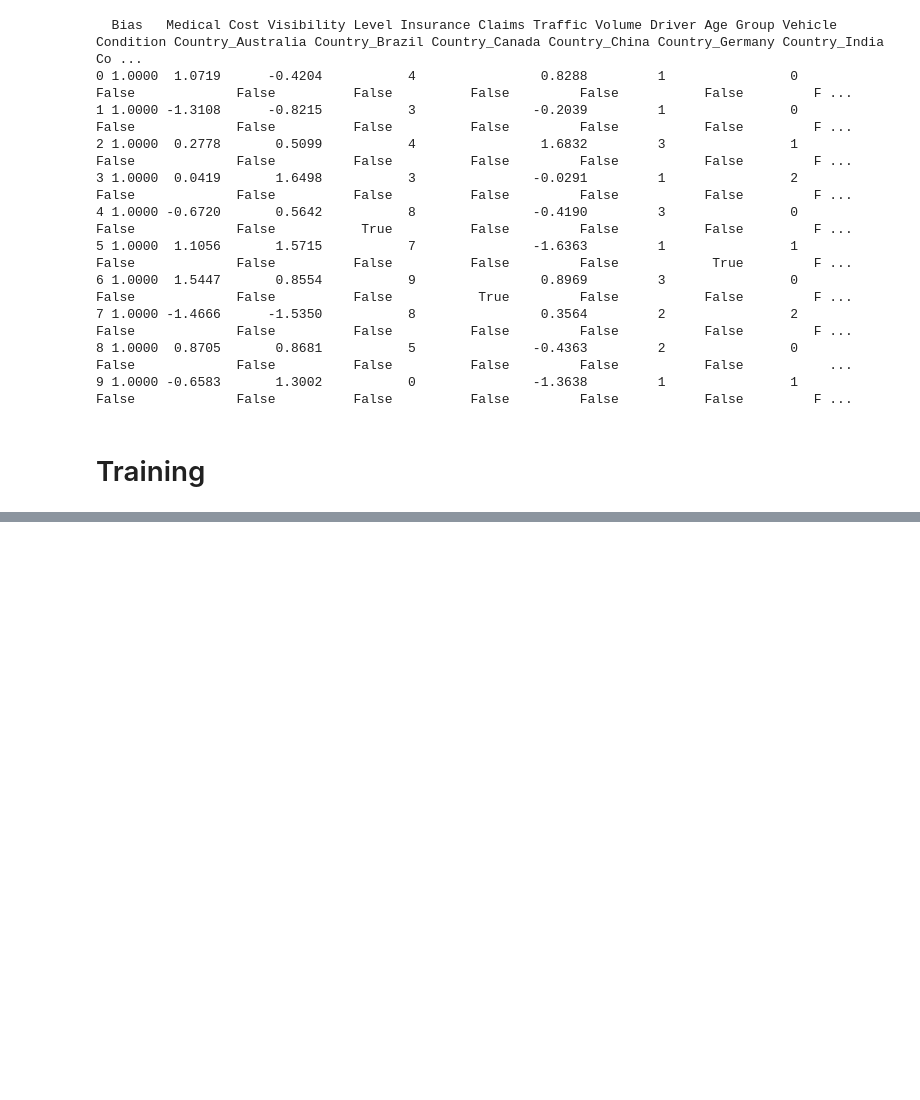
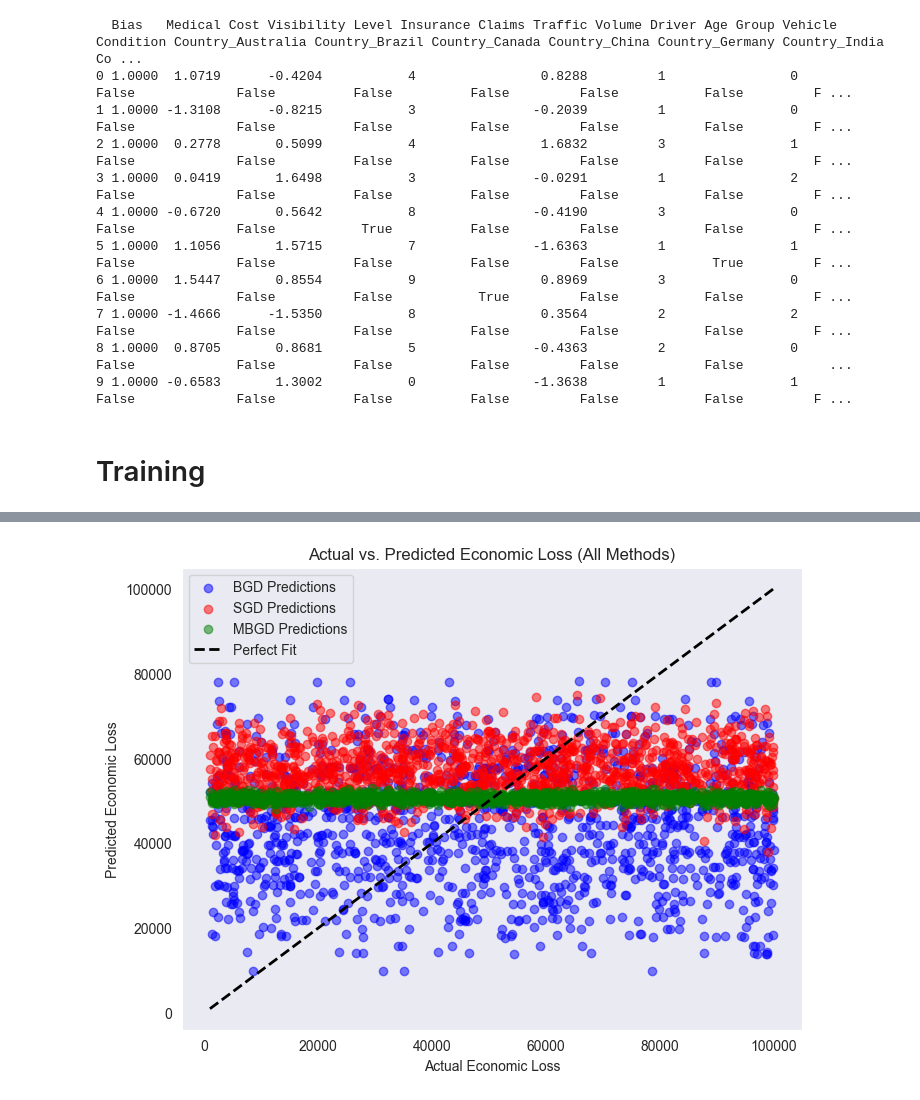
Before and after one commit to muhammadsaadx/Linear-Regression-from-Scratch, a Jupyter notebook: LinearRegression.ipynb, the cells around one changed output, grey strips where cells are left out. Drawn from its saved outputs; the diff is of its cells as text; code cells hidden in the pictures; blank space fills up the shorter version.

```diff
--- a/LinearRegression.ipynb
+++ b/LinearRegression.ipynb
@@ -500,0 +512,21 @@ plt.show()
+# %%
+import matplotlib.pyplot as plt
+
+plt.figure(figsize=(8, 6))
+
+# Scatter plots for each method
+plt.scatter(y_test, y_pred_test_bgd, color='b', alpha=0.5, label="BGD Predictions")
+plt.scatter(y_test, y_pred_test_sgd, color='r', alpha=0.5, label="SGD Predictions")
+plt.scatter(y_test, y_pred_test_mbgd, color='g', alpha=0.5, label="MBGD Predictions")
+
+# Reference line (Perfect predictions)
+plt.plot([y_test.min(), y_test.max()], [y_test.min(), y_test.max()], 'k--', lw=2, label="Perfect Fit")
+
+plt.xlabel("Actual Economic Loss")
+plt.ylabel("Predicted Economic Loss")
+plt.title("Actual vs. Predicted Economic Loss (All Methods)")
+plt.legend()
+plt.grid()
+plt.show()
+# %% [output]
+[figure, added]
```
Also changed, not shown: parts of 19 cells of this notebook.
